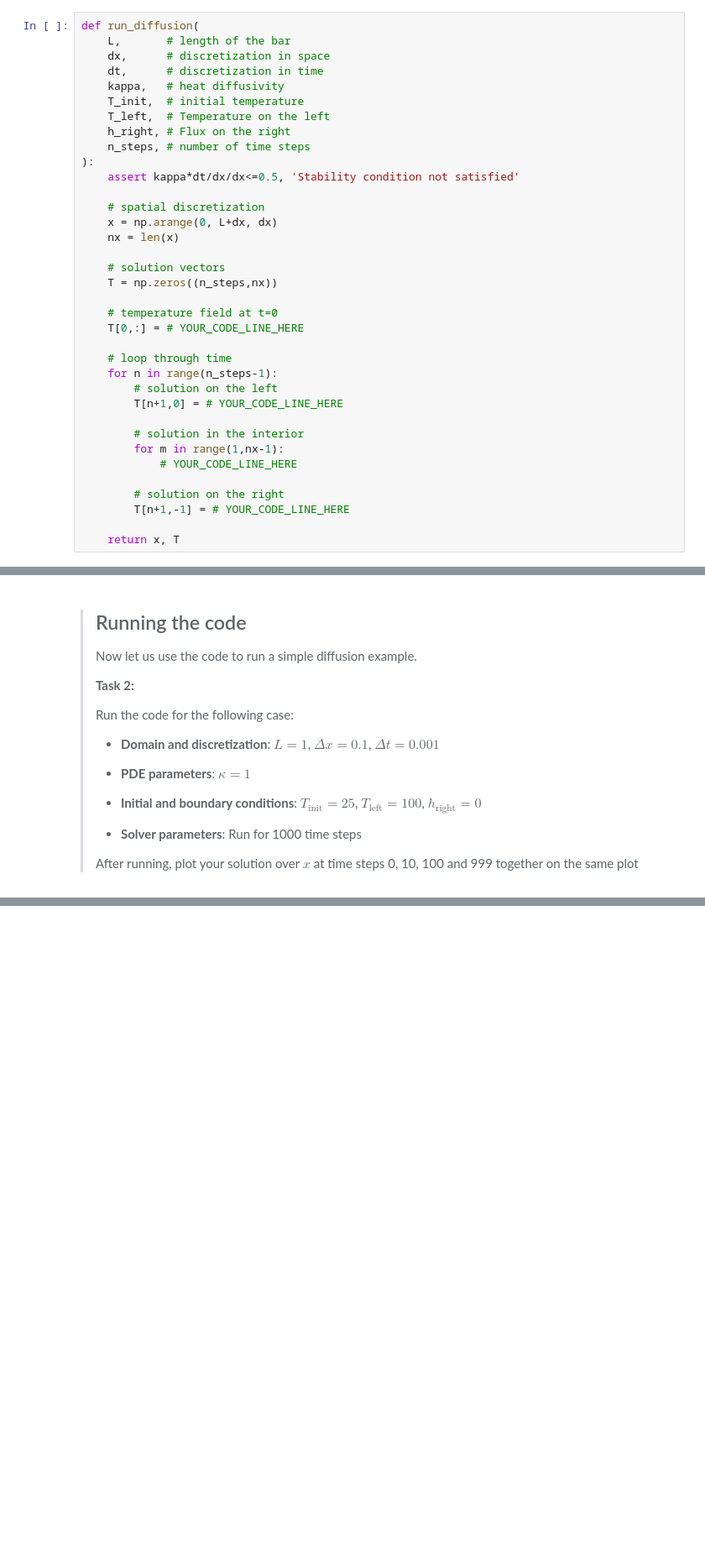
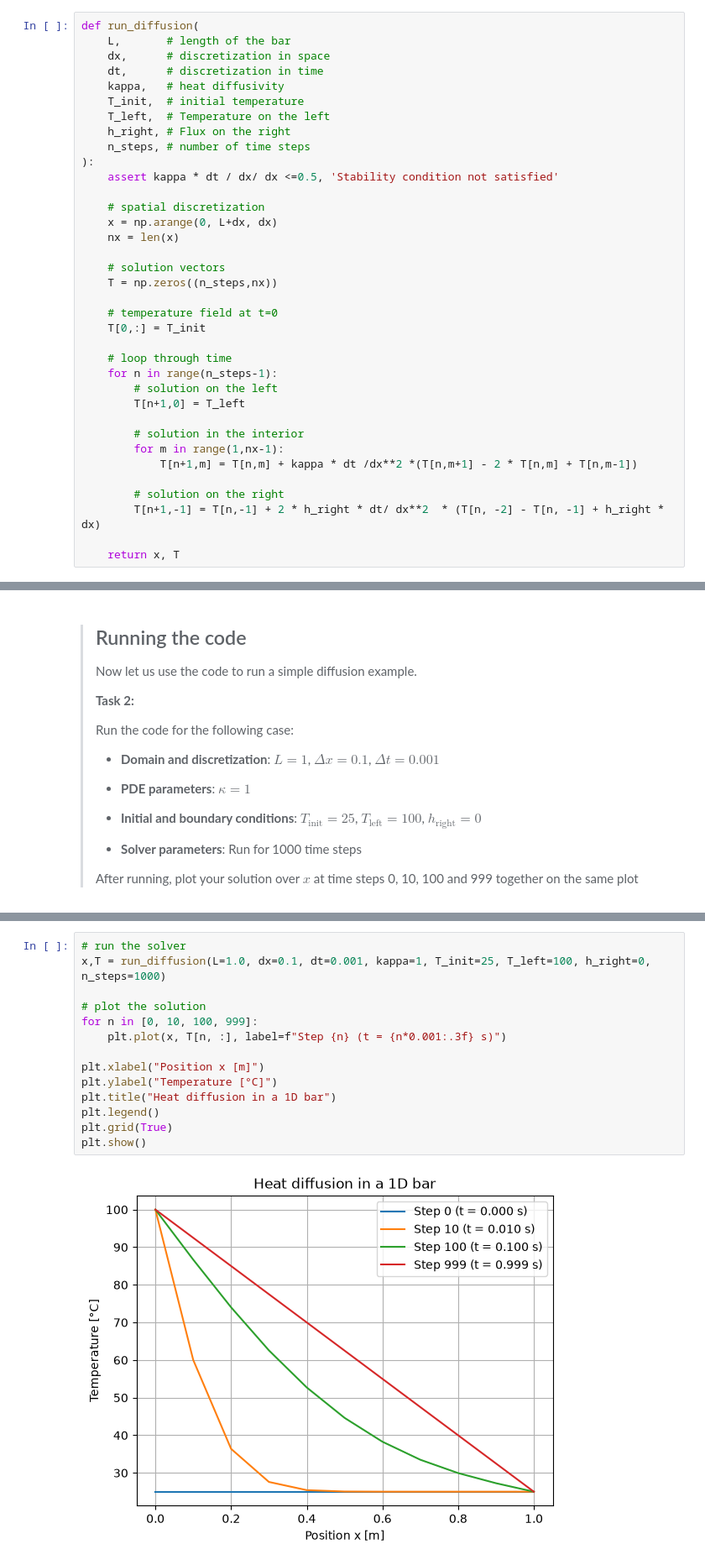
Before and after one commit to PrRamsundersingh/PA2.1, a Jupyter notebook: 1_functional.ipynb, the cells around one changed output, grey strips where cells are left out. Shown at 84% size. Drawn from its saved outputs; the diff is of its cells as text; blank space fills up the shorter version.

```diff
--- a/1_functional.ipynb
+++ b/1_functional.ipynb
@@ -21,7 +21,7 @@ def run_diffusion(
     h_right, # Flux on the right
     n_steps, # number of time steps
 ):
-    assert kappa*dt/dx/dx<=0.5, 'Stability condition not satisfied'
+    assert kappa * dt / dx/ dx <=0.5, 'Stability condition not satisfied'
 
     # spatial discretization
     x = np.arange(0, L+dx, dx)
@@ -31,18 +31,18 @@ def run_diffusion(
     T = np.zeros((n_steps,nx))
 
     # temperature field at t=0
-    T[0,:] = # YOUR_CODE_LINE_HERE
+    T[0,:] = T_init
 
     # loop through time
     for n in range(n_steps-1):
         # solution on the left
-        T[n+1,0] = # YOUR_CODE_LINE_HERE
+        T[n+1,0] = T_left
 
         # solution in the interior
         for m in range(1,nx-1):
-            # YOUR_CODE_LINE_HERE
+            T[n+1,m] = T[n,m] + kappa * dt /dx**2 *(T[n,m+1] - 2 * T[n,m] + T[n,m-1])
 
         # solution on the right
-        T[n+1,-1] = # YOUR_CODE_LINE_HERE
+        T[n+1,-1] = T[n,-1] + 2 * h_right * dt/ dx**2  * (T[n, -2] - T[n, -1] + h_right * dx)
 
     return x, T
@@ -74,3 +66,19 @@ x,T = # YOUR_CODE_LINE_HERE
+# %%
+# run the solver
+x,T = run_diffusion(L=1.0, dx=0.1, dt=0.001, kappa=1, T_init=25, T_left=100, h_right=0, n_steps=1000)
+
+# plot the solution
+for n in [0, 10, 100, 999]:
+    plt.plot(x, T[n, :], label=f"Step {n} (t = {n*0.001:.3f} s)")
+
+plt.xlabel("Position x [m]")
+plt.ylabel("Temperature [°C]")
+plt.title("Heat diffusion in a 1D bar")
+plt.legend()
+plt.grid(True)
+plt.show()
+# %% [output]
+[figure, added]
 # %% [markdown]
 > See how even though the parameters can be neatly organized into the four logical groups above? Nevertheless, **they all get jammed together in the same function call** and the best we can do is to order them in some sensible way.
 >
```
Also changed, not shown: parts of 8 cells of this notebook, 1 other file.
